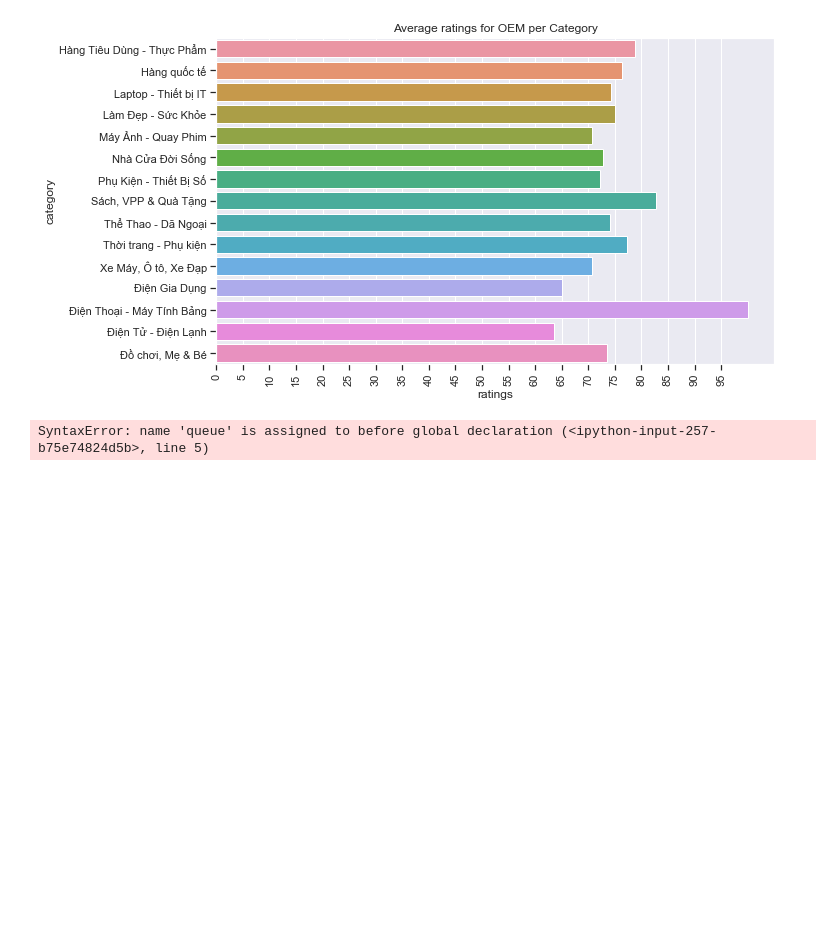
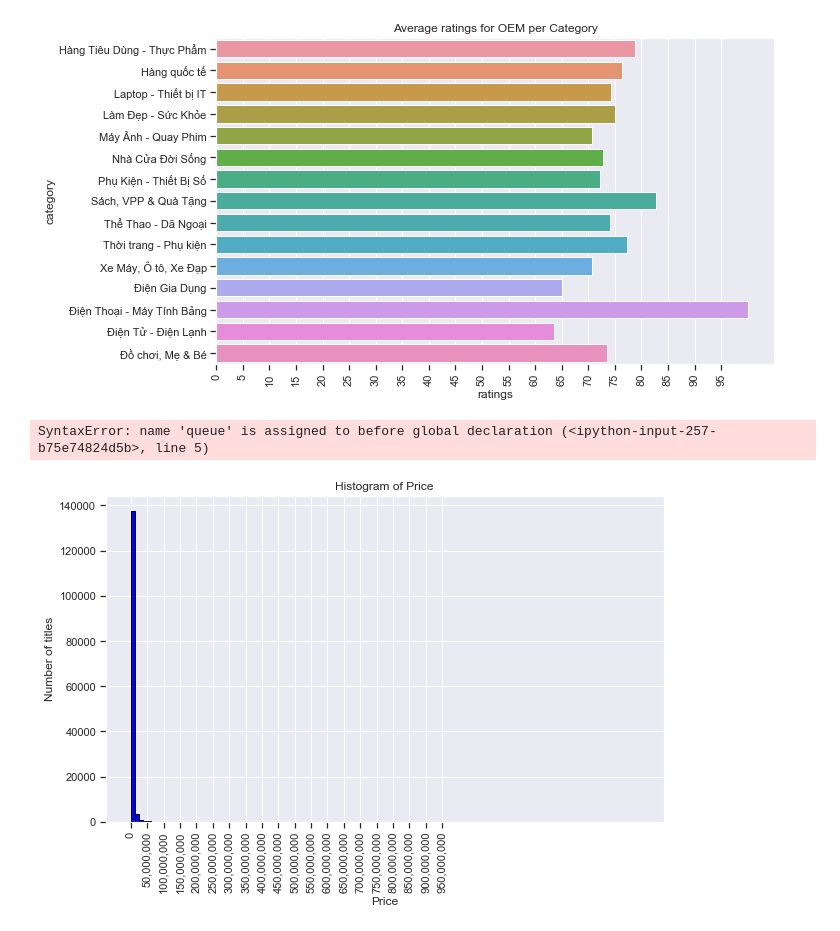
Before and after one commit to tamlthari/tiki_PostGreSQL_app, a Jupyter notebook: Analysis.ipynb, the cells around one changed output. Saved outputs shown, nothing was run; the diff lists cells and outputs as text; code cells hidden in the pictures; blank space fills up the shorter version.

```diff
--- a/Analysis.ipynb
+++ b/Analysis.ipynb
@@ -260,3 +260,16 @@ global queue
 queue
 # %% [output]
 SyntaxError: name 'queue' is assigned to before global declaration (<ipython-input-257-b75e74824d5b>, line 5)
+# %%
+plt.subplots(figsize = (10,6))
+plt.hist(tikinow['fprice'],color = 'blue', edgecolor = 'black',
+         bins = int(125))
+xticks = np.arange(0,1000000000,50000000)
+xlabels = ['{:,.0f}'.format(x) for x in xticks]
+plt.xticks(xticks, xlabels, rotation='vertical')
+plt.title('Histogram of Price')
+plt.xlabel('Price')
+plt.ylabel('Number of titles')
+plt.show()
+# %% [output]
+[figure, added]
```
Also changed, not shown: 7 other files.
